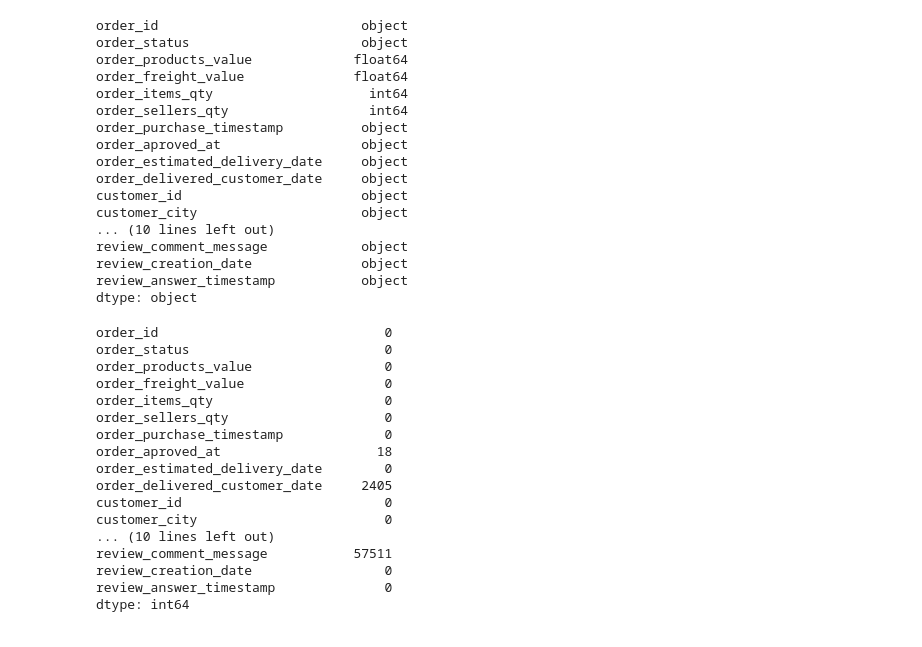
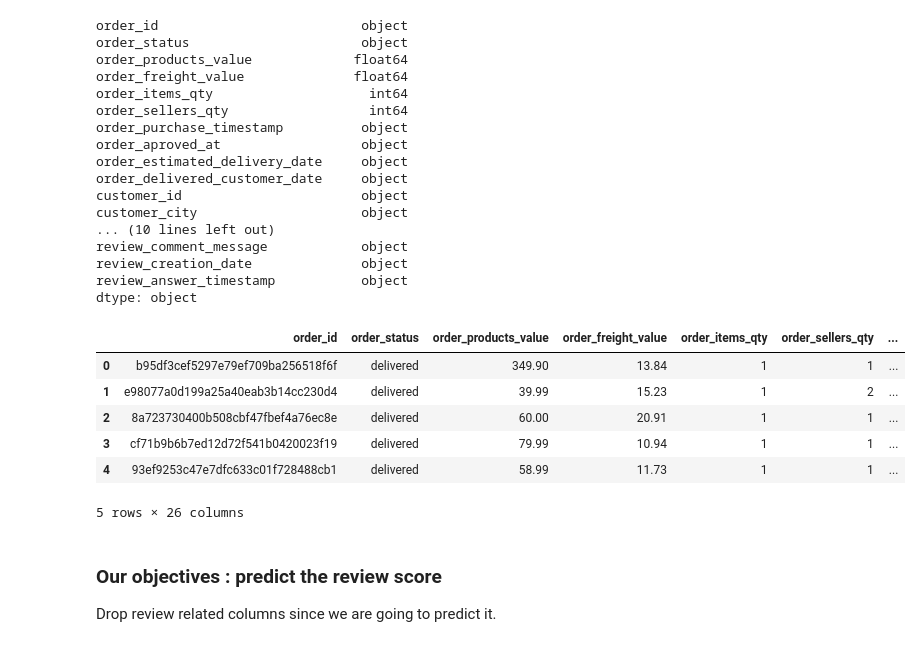
Before and after one commit to marionzhu/ml_models_deployments, a Jupyter notebook: notebooks/customer satisfaction.ipynb, the cells around one changed output. Cells and saved outputs as stored; diff of their text form; code cells hidden in the pictures.

```diff
--- a/notebooks/customer satisfaction.ipynb
+++ b/notebooks/customer satisfaction.ipynb
@@ -40,24 +40,25 @@ review_comment_message            object
 review_creation_date              object
 review_answer_timestamp           object
 dtype: object
-# %%
-# check missing values
-orders.isna().sum()
-# %% [output]
-order_id                             0
-order_status                         0
-order_products_value                 0
-order_freight_value                  0
-order_items_qty                      0
-order_sellers_qty                    0
-order_purchase_timestamp             0
-order_aproved_at                    18
-order_estimated_delivery_date        0
-order_delivered_customer_date     2405
-customer_id                          0
-customer_city                        0
-... (10 lines left out)
-review_comment_message           57511
-review_creation_date                 0
-review_answer_timestamp              0
-dtype: int64
+# %%
+# change datatype
+orders['order_purchase_timestamp'] = pd.to_datetime(orders.order_purchase_timestamp)
+orders['order_aproved_at'] = pd.to_datetime(orders.order_aproved_at).dt.date
+orders['order_estimated_delivery_date'] = pd.to_datetime(orders.order_estimated_delivery_date).dt.date
+orders['order_delivered_customer_date'] = pd.to_datetime(orders.order_delivered_customer_date).dt.date
+# %%
+# load translation dataset and merge with orders
+translation = pd.read_csv('product_category_name_translation.csv')
+orders = orders.merge(translation, on='product_category_name')
+orders.head()
+# %% [output]
+|  | order_id | order_status | order_products_value | order_freight_value | order_items_qty | order_sellers_qty | ... |
+| 0 | b95df3cef5297e79ef709ba256518f6f | delivered | 349.90 | 13.84 | 1 | 1 | ... |
+| 1 | e98077a0d199a25a40eab3b14cc230d4 | delivered | 39.99 | 15.23 | 1 | 2 | ... |
+| 2 | 8a723730400b508cbf47fbef4a76ec8e | delivered | 60.00 | 20.91 | 1 | 1 | ... |
+| 3 | cf71b9b6b7ed12d72f541b0420023f19 | delivered | 79.99 | 10.94 | 1 | 1 | ... |
+| 4 | 93ef9253c47e7dfc633c01f728488cb1 | delivered | 58.99 | 11.73 | 1 | 1 | ... |
+5 rows × 26 columns
+# %% [markdown]
+### Our objectives : predict the review score
+Drop review related columns since we are going to predict it.
```
Also changed, not shown: parts of 10 cells of this notebook.
